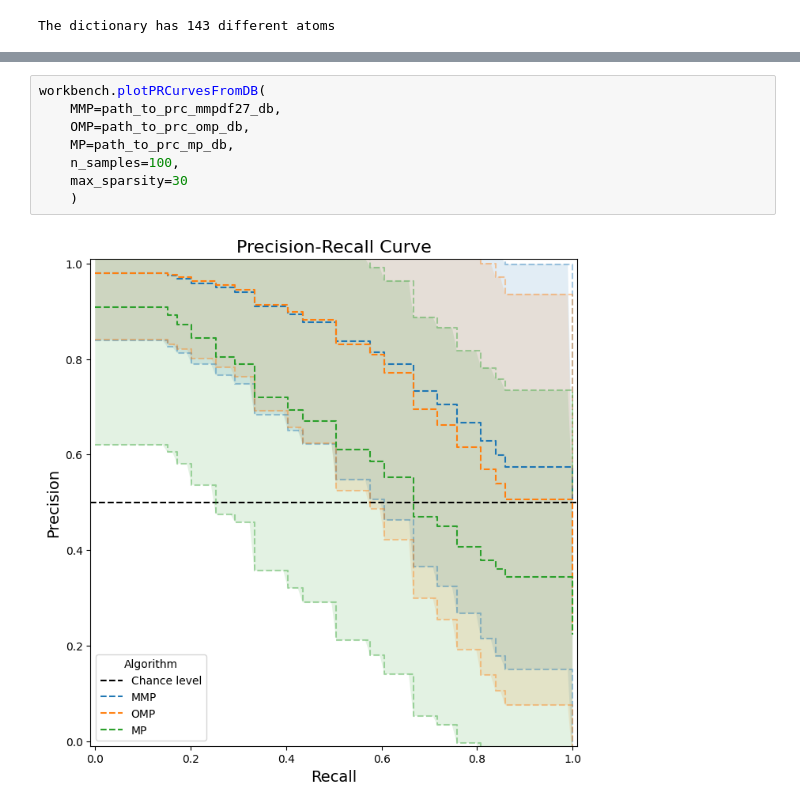
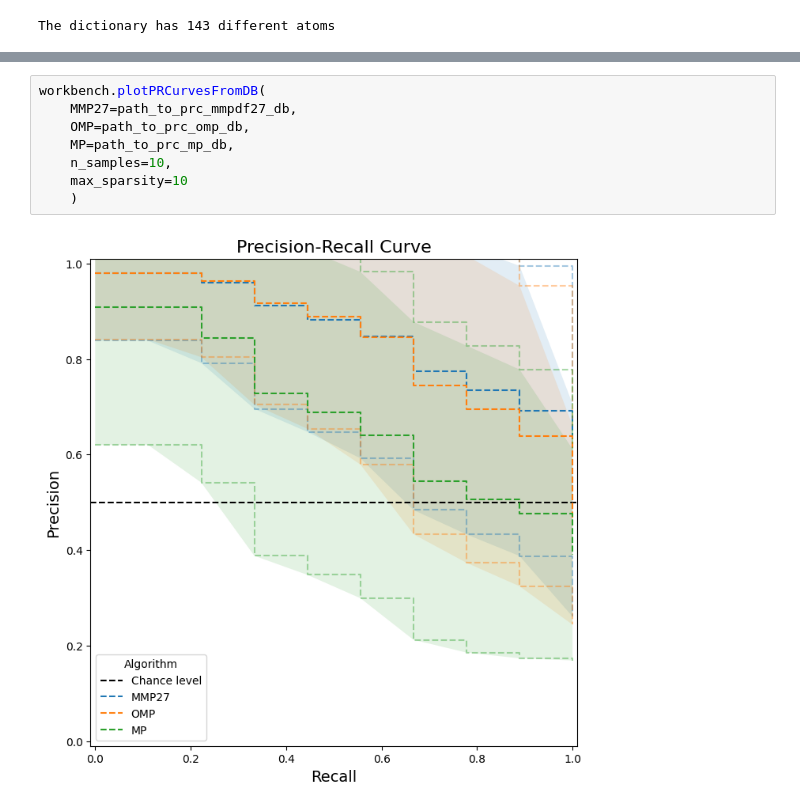
Before and after one commit to yanisgomes/csc, a Jupyter notebook: icassp/prc_plot_results.ipynb, the cells around one changed output, grey strips where cells are left out. Cells and saved outputs as stored; diff of their text form.

```diff
--- a/icassp/prc_plot_results.ipynb
+++ b/icassp/prc_plot_results.ipynb
@@ -56,10 +81,10 @@ workbench.plotPRCurvesFromDB(
 # %%
 workbench.plotPRCurvesFromDB(
-    MMP=path_to_prc_mmpdf27_db,
+    MMP27=path_to_prc_mmpdf27_db,
     OMP=path_to_prc_omp_db,
     MP=path_to_prc_mp_db,
-    n_samples=100,
-    max_sparsity=30
+    n_samples=10,
+    max_sparsity=10
     )
 # %% [output]
-[figure, old version]
+[figure, new version]
```
Also changed, not shown: parts of 6 cells of this notebook, 2 other files.
